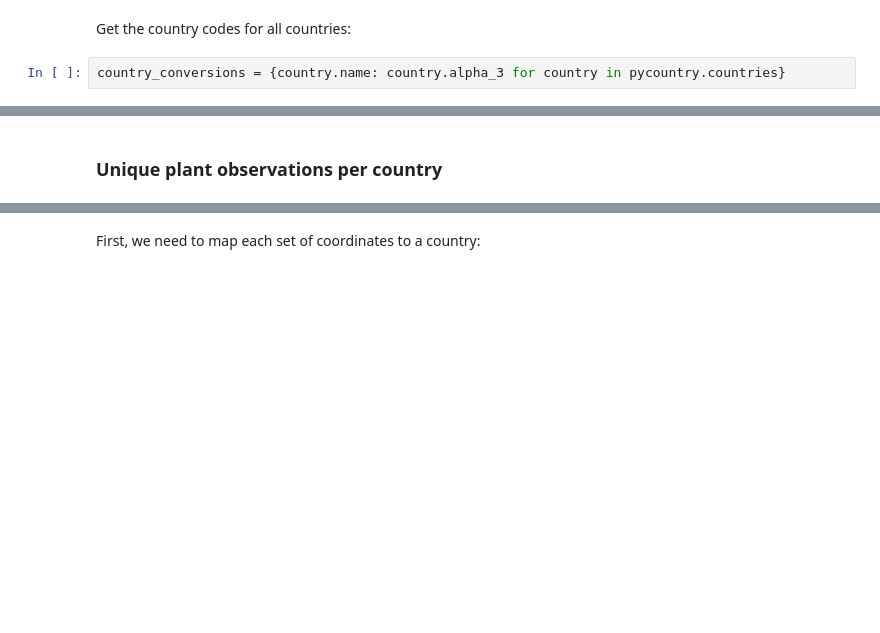
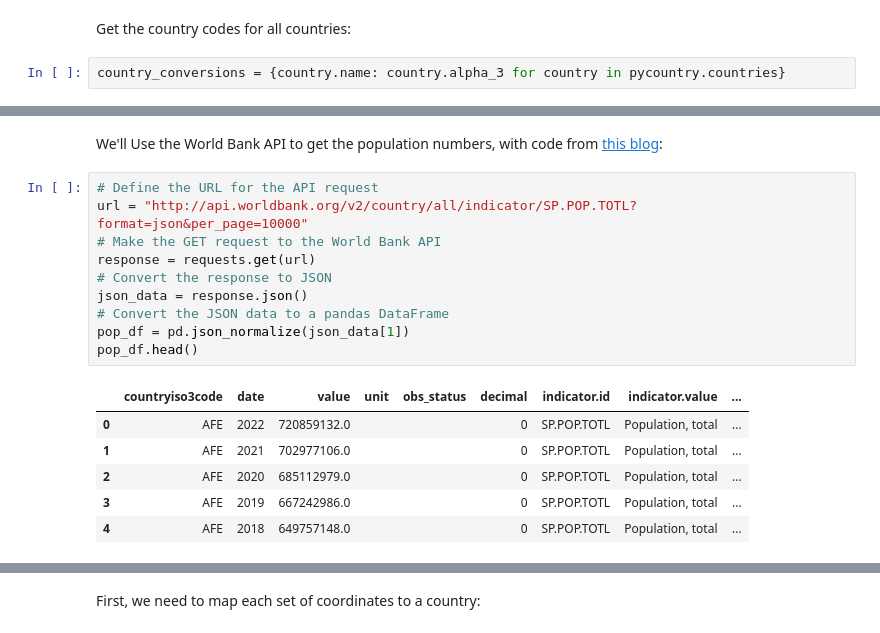
Before and after one commit to serenalotreck/desiccation-network, a Jupyter notebook: notebooks/plant_and_author_distributions.ipynb, the cells around one changed output, grey strips where cells are left out. Saved outputs shown, nothing was run; the diff lists cells and outputs as text; blank space fills up the shorter version.

Commit message:
WIP clean up and normalize geography notebook

```diff
--- a/notebooks/plant_and_author_distributions.ipynb
+++ b/notebooks/plant_and_author_distributions.ipynb
@@ -170,2 +163,19 @@ fig.show()
-# %% [markdown]
-### Unique plant observations per country
+# %% [markdown]
+We'll Use the World Bank API to get the population numbers, with code from [this blog](https://medium.com/@brechtcorbeel/analyzing-global-population-data-with-python-and-the-world-bank-api-1411e10c6484):
+# %%
+# Define the URL for the API request
+url = "http://api.worldbank.org/v2/country/all/indicator/SP.POP.TOTL?format=json&per_page=10000"
+# Make the GET request to the World Bank API
+response = requests.get(url)
+# Convert the response to JSON
+json_data = response.json()
+# Convert the JSON data to a pandas DataFrame
+pop_df = pd.json_normalize(json_data[1])
+pop_df.head()
+# %% [output]
+|  | countryiso3code | date | value | unit | obs_status | decimal | indicator.id | indicator.value | ... |
+| 0 | AFE | 2022 | 720859132.0 |  |  | 0 | SP.POP.TOTL | Population, total | ... |
+| 1 | AFE | 2021 | 702977106.0 |  |  | 0 | SP.POP.TOTL | Population, total | ... |
+| 2 | AFE | 2020 | 685112979.0 |  |  | 0 | SP.POP.TOTL | Population, total | ... |
+| 3 | AFE | 2019 | 667242986.0 |  |  | 0 | SP.POP.TOTL | Population, total | ... |
+| 4 | AFE | 2018 | 649757148.0 |  |  | 0 | SP.POP.TOTL | Population, total | ... |
```
Also changed, not shown: parts of 77 cells of this notebook.
